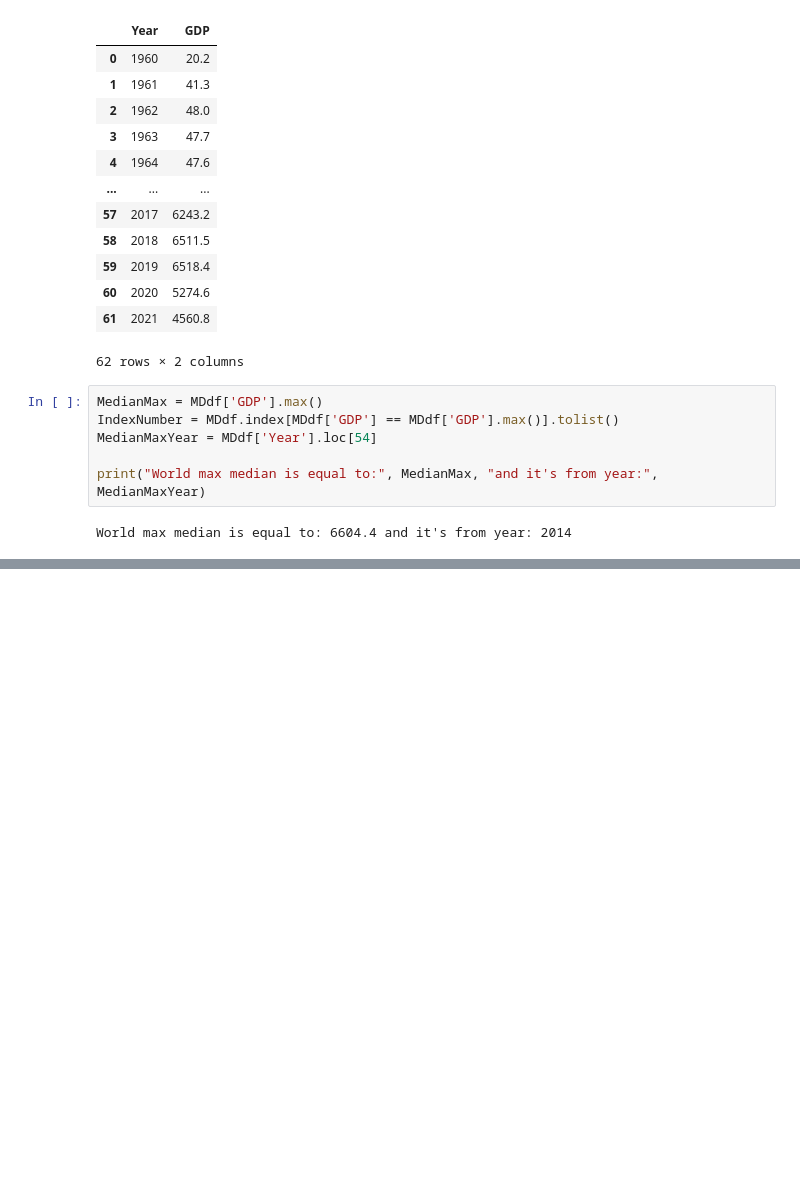
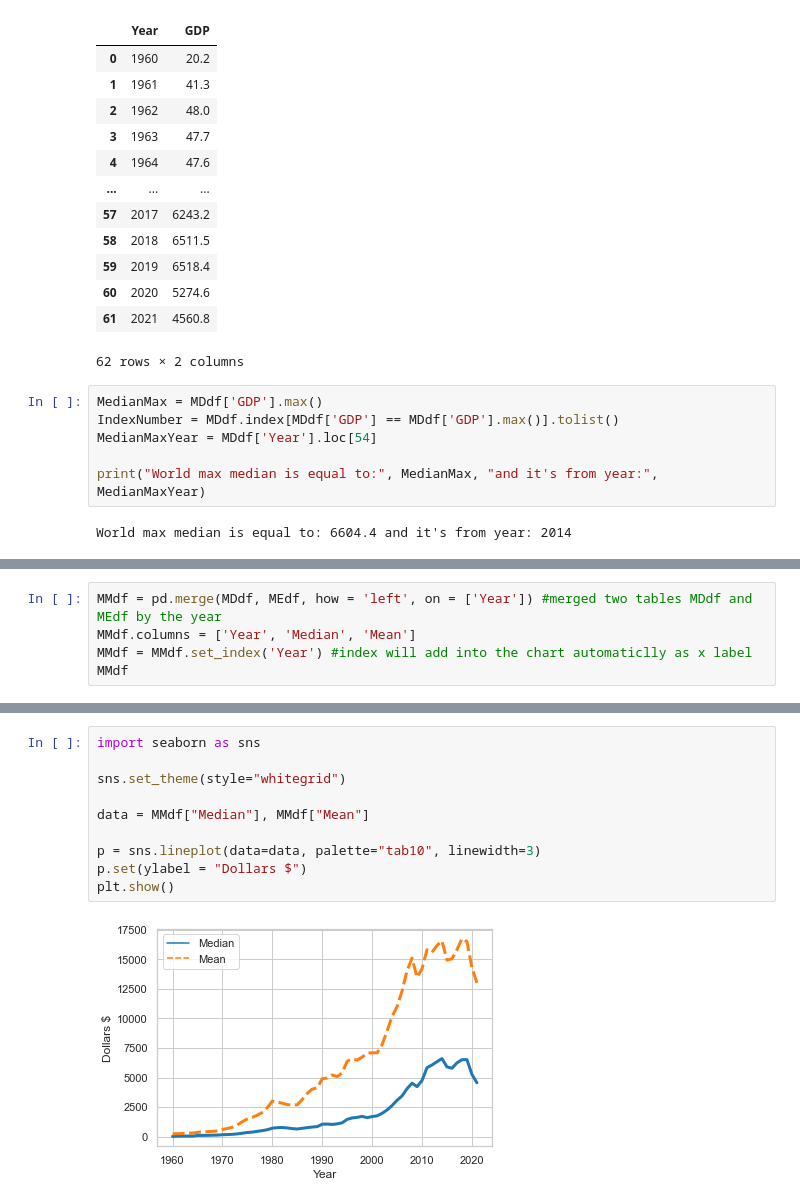
Before and after one commit to NorthBrainsAnalytics/GDP-per-capita, a Jupyter notebook: GDP per capita.ipynb, the cells around one changed output, grey strips where cells are left out. Saved outputs shown, nothing was run; the diff lists cells and outputs as text; blank space fills up the shorter version.

```diff
--- a/GDP per capita.ipynb
+++ b/GDP per capita.ipynb
@@ -90,0 +160,5 @@ World min median is equal to: 20.2 and it's from year: 1960
+# %%
+MMdf = pd.merge(MDdf, MEdf, how = 'left', on = ['Year']) #merged two tables MDdf and MEdf by the year
+MMdf.columns = ['Year', 'Median', 'Mean']
+MMdf = MMdf.set_index('Year') #index will add into the chart automaticlly as x label
+MMdf
@@ -90,0 +180,12 @@ World min median is equal to: 20.2 and it's from year: 1960
+# %%
+import seaborn as sns
+
+sns.set_theme(style="whitegrid")
+
+data = MMdf["Median"], MMdf["Mean"]
+
+p = sns.lineplot(data=data, palette="tab10", linewidth=3)
+p.set(ylabel = "Dollars $")
+plt.show()
+# %% [output]
+[figure, added]
```
Also changed, not shown: parts of 15 cells of this notebook, 1 other file.
